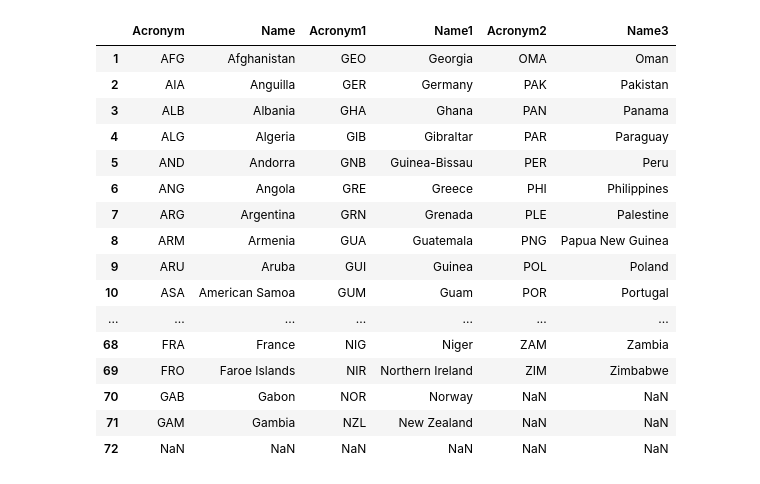
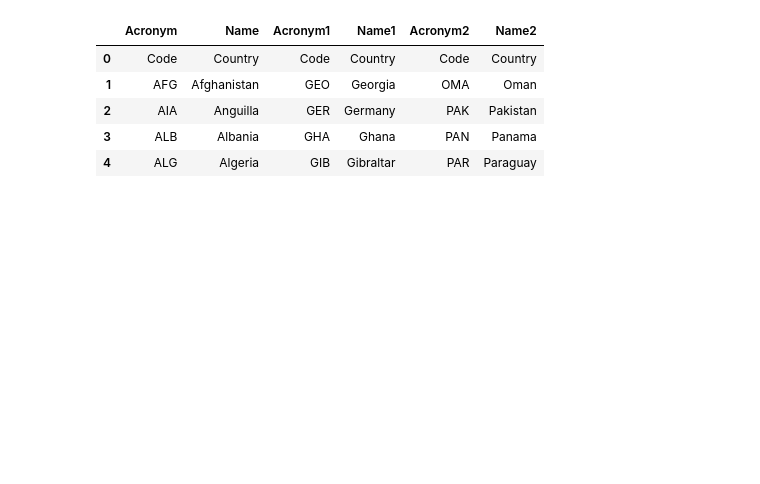
Before and after one commit to leonardodesantana/data-hibs, a Jupyter notebook: notebooks/Untitled1.ipynb, the cells around one changed output. Drawn from its saved outputs; the diff is of its cells as text; code cells hidden in the pictures; blank space fills up the shorter version.

```diff
--- a/notebooks/Untitled1.ipynb
+++ b/notebooks/Untitled1.ipynb
@@ -26,35 +15,25 @@ dfs
 # %%
 #getting rid of the first row of the dataframe
 dfs.drop(0)
 
 #setting a new dataframe to work proper
 df = pd.DataFrame({'Acronym' : dfs['0'],
                    'Name' : dfs['1'],
                    'Acronym1': dfs['2'],
                    'Name1': dfs['3'],
                   'Acronym2': dfs['4'],
-                  'Name3': dfs['5']})
+                  'Name2': dfs['5']})
 
 #wiping the first row (old column titles)
 df.drop(0)
+df.head(5)
 # %% [output]
-|  | Acronym | Name | Acronym1 | Name1 | Acronym2 | Name3 |
+|  | Acronym | Name | Acronym1 | Name1 | Acronym2 | Name2 |
+| 0 | Code | Country | Code | Country | Code | Country |
 | 1 | AFG | Afghanistan | GEO | Georgia | OMA | Oman |
 | 2 | AIA | Anguilla | GER | Germany | PAK | Pakistan |
 | 3 | ALB | Albania | GHA | Ghana | PAN | Panama |
 | 4 | ALG | Algeria | GIB | Gibraltar | PAR | Paraguay |
-| 5 | AND | Andorra | GNB | Guinea-Bissau | PER | Peru |
-| 6 | ANG | Angola | GRE | Greece | PHI | Philippines |
-| 7 | ARG | Argentina | GRN | Grenada | PLE | Palestine |
-| 8 | ARM | Armenia | GUA | Guatemala | PNG | Papua New Guinea |
-| 9 | ARU | Aruba | GUI | Guinea | POL | Poland |
-| 10 | ASA | American Samoa | GUM | Guam | POR | Portugal |
-| ... | ... | ... | ... | ... | ... | ... |
-| 68 | FRA | France | NIG | Niger | ZAM | Zambia |
-| 69 | FRO | Faroe Islands | NIR | Northern Ireland | ZIM | Zimbabwe |
-| 70 | GAB | Gabon | NOR | Norway | NaN | NaN |
-| 71 | GAM | Gambia | NZL | New Zealand | NaN | NaN |
-| 72 | NaN | NaN | NaN | NaN | NaN | NaN |
 # %%
 #creating a acronyms only dataframe
 acronym = pd.DataFrame(df['Acronym'])
```
Also changed, not shown: parts of 4 cells of this notebook.
